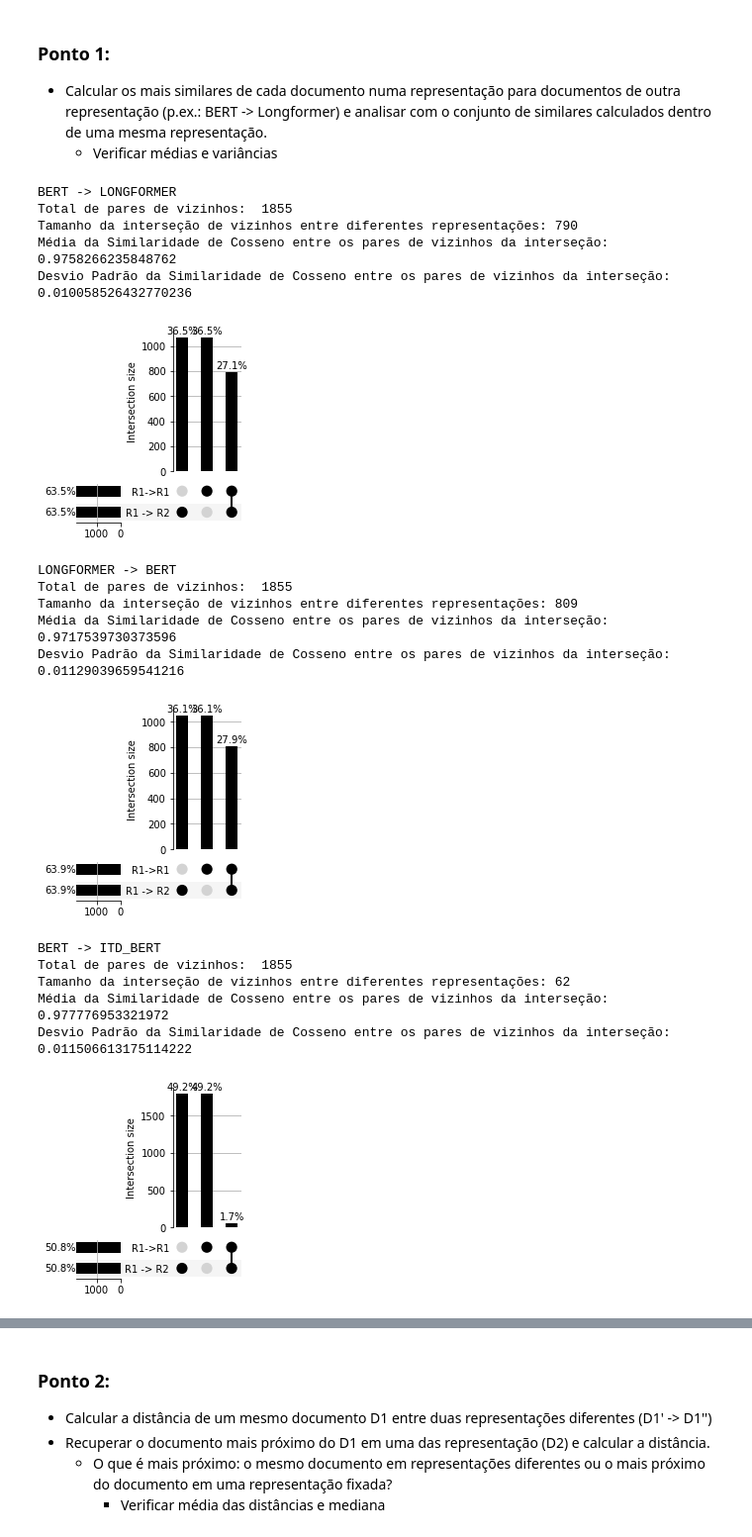
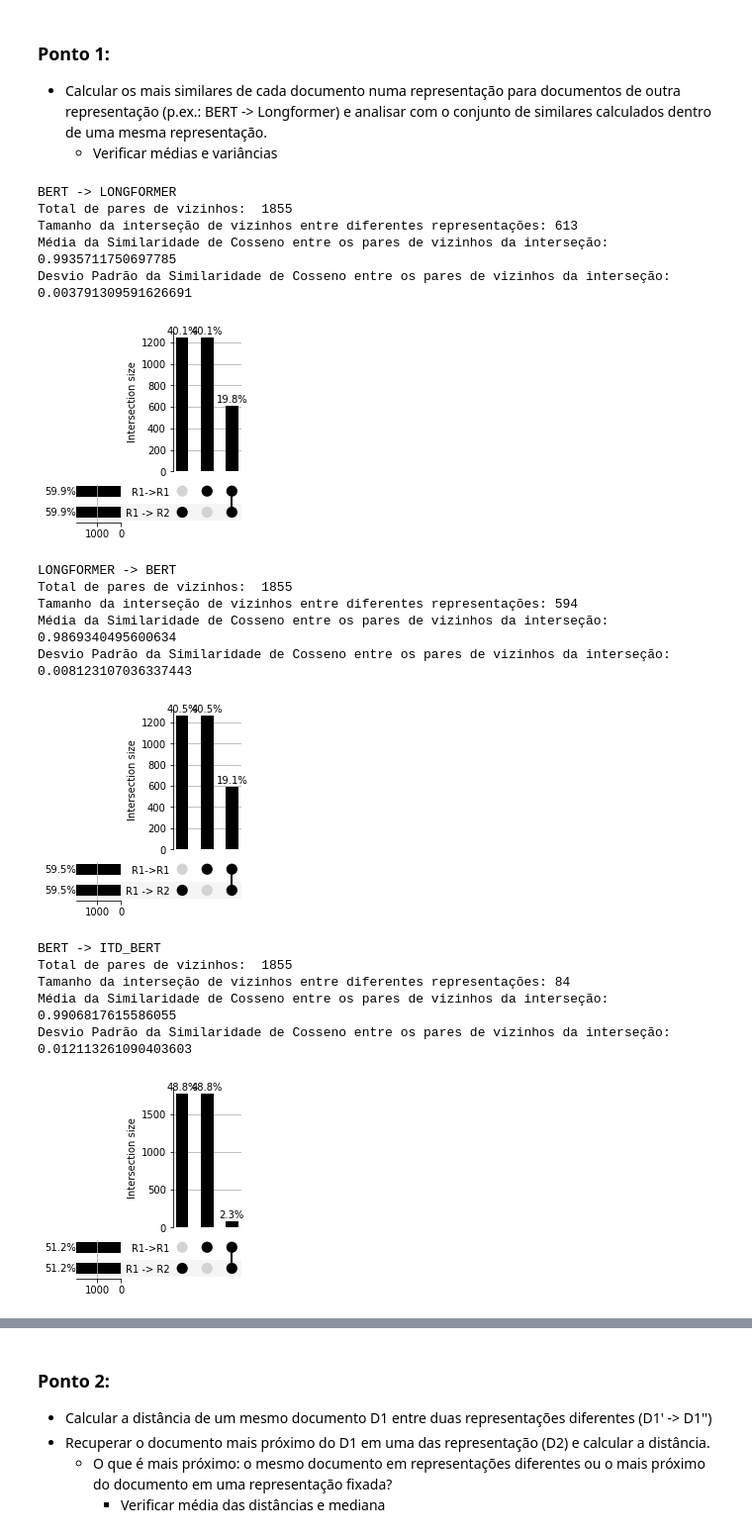
Before and after one commit to danieljunior/techniques_comparision_for_Legal_STS, a Jupyter notebook: notebooks/Presentation.ipynb, the cells around one changed output, grey strips where cells are left out. Shown at 99% size. Saved outputs shown, nothing was run; the diff lists cells and outputs as text; code cells hidden in the pictures.

```diff
--- a/notebooks/Presentation.ipynb
+++ b/notebooks/Presentation.ipynb
@@ -245,7 +265,7 @@ A primeira análise será realizada a partir dos dados do TCU.
 
 <p style='font-size:10px'>¹ Alexander Lex, Nils Gehlenborg, Hendrik Strobelt, Romain Vuillemot, Hanspeter Pfister, UpSet: Visualization of Intersecting Sets, IEEE Transactions on Visualization and Computer Graphics (InfoVis ‘14), vol. 20, no. 12, pp. 1983–1992, 2014. doi: doi.org/10.1109/TVCG.2014.2346248</p>
 # %%
-similarities = pd.read_csv("../results/tcu_similarities.csv", index_col=0)
+similarities = pd.read_csv("../results/tcu/similarities.csv", index_col=0)
 models_dict = {}
 for model_name, model_pairs in similarities.groupby("MODEL_NAME"):
     pairs = []
@@ -321,18 +343,18 @@ from bokeh.palettes import Turbo256
 
 output_notebook()
 
-tcu_data = pd.read_csv('../datasets/jurisprudencias_tcu_final.csv')
+tcu_data = pd.read_csv('../datasets/jurisprudencias_tcu_final_preprocessado.csv', index_col=0)
 juris_enc = tcu_data.ENUNCIADO.astype('category').cat.codes.tolist()
 juris_colors = [Turbo256[i*5] for i in juris_enc]
 
 
-graph_data = [  {'k1': 'tcu_bert.ann', 'l1': 'BERT', 'k2': 'tcu_tfidf.ann', 'l2': 'TFIDF'},
-                {'k1': 'tcu_bert.ann', 'l1': 'BERT', 'k2': 'tcu_word2vec.ann', 'l2': 'word2Vec'},
-                {'k1': 'tcu_bert.ann', 'l1': 'BERT', 'k2': 'tcu_fasttext.ann', 'l2': 'FASTTEXT'},
-                {'k1': 'tcu_bert.ann', 'l1': 'BERT', 'k2': 'tcu_elmo.ann', 'l2': 'ELMO'},
-                {'k1': 'tcu_bert.ann', 'l1': 'BERT', 'k2': 'tcu_itd_bert.ann', 'l2': 'ITD-BERT'},
-                {'k1': 'tcu_bert.ann', 'l1': 'BERT', 'k2': 'tcu_longformer.ann', 'l2': 'LONGFORMER'},
-                {'k1': 'tcu_bert.ann', 'l1': 'BERT', 'k2': 'tcu_sentence_transformer.ann', 'l2': 'SENTENCE TRANSFORMER'},
+graph_data = [  {'k1': 'bert.ann', 'l1': 'BERT', 'k2': 'tfidf.ann', 'l2': 'TFIDF'},
+                {'k1': 'bert.ann', 'l1': 'BERT', 'k2': 'word2vec.ann', 'l2': 'word2Vec'},
+                {'k1': 'bert.ann', 'l1': 'BERT', 'k2': 'fasttext.ann', 'l2': 'FASTTEXT'},
+                {'k1': 'bert.ann', 'l1': 'BERT', 'k2': 'elmo.ann', 'l2': 'ELMO'},
+                {'k1': 'bert.ann', 'l1': 'BERT', 'k2': 'itd_bert.ann', 'l2': 'ITD-BERT'},
+                {'k1': 'bert.ann', 'l1': 'BERT', 'k2': 'longformer.ann', 'l2': 'LONGFORMER'},
+                {'k1': 'bert.ann', 'l1': 'BERT', 'k2': 'sentence_transformer.ann', 'l2': 'SENTENCE TRANSFORMER'},
 
              ]
 
@@ -550,54 +572,54 @@ def from_one_to_another_space_similarities(source_ann, target_ann, nns_in_source
     print()
 # %%
 bert_ann = AnnoyIndex(3072, "angular")
-bert_ann.load("../results/tcu_bert.ann")
+bert_ann.load("../results/tcu/bert.ann")
 
 itd_bert_ann = AnnoyIndex(3072, "angular")
-itd_bert_ann.load("../results/tcu_itd_bert.ann")
+itd_bert_ann.load("../results/tcu/itd_bert.ann")
 
 long_ann = AnnoyIndex(3072, "angular")
-long_ann.load("../results/tcu_longformer.ann")
+long_ann.load("../results/tcu/longformer.ann")
 
 itd_long_ann = AnnoyIndex(3072, "angular")
-itd_long_ann.load("../results/tcu_itd_longformer.ann")
+itd_long_ann.load("../results/tcu/itd_longformer.ann")
 
 in_same_bert = similarities[similarities.MODEL_NAME == 'bert']
 in_same_itd_bert = similarities[similarities.MODEL_NAME == 'itd_bert']
 in_same_longformer = similarities[similarities.MODEL_NAME == 'longformer']
 in_same_itd_longformer = similarities[similarities.MODEL_NAME == 'itd_longformer']
 
 print('BERT -> LONGFORMER')
 from_one_to_another_space_similarities(bert_ann, long_ann, in_same_bert)
 
 print('LONGFORMER -> BERT')
 from_one_to_another_space_similarities(long_ann, bert_ann, in_same_longformer)
 
 print('BERT -> ITD_BERT')
 from_one_to_another_space_similarities(bert_ann, itd_bert_ann, in_same_bert)
 
 print('LONGFORMER -> ITD_LONGFORMER')
 from_one_to_another_space_similarities(long_ann, itd_long_ann, in_same_longformer)
 
 print('ITD_LONGFORMER -> LONGFORMER')
 from_one_to_another_space_similarities(itd_long_ann, long_ann, in_same_itd_longformer)
 # %% [output]
 BERT -> LONGFORMER
 Total de pares de vizinhos:  1855
-Tamanho da interseção de vizinhos entre diferentes representações: 790
-Média da Similaridade de Cosseno entre os pares de vizinhos da interseção:  0.9758266235848762
-Desvio Padrão da Similaridade de Cosseno entre os pares de vizinhos da interseção:  0.010058526432770236
+Tamanho da interseção de vizinhos entre diferentes representações: 613
+Média da Similaridade de Cosseno entre os pares de vizinhos da interseção:  0.9935711750697785
+Desvio Padrão da Similaridade de Cosseno entre os pares de vizinhos da interseção:  0.003791309591626691
-[figure, old version]
+[figure, new version]
 LONGFORMER -> BERT
 Total de pares de vizinhos:  1855
-Tamanho da interseção de vizinhos entre diferentes representações: 809
-Média da Similaridade de Cosseno entre os pares de vizinhos da interseção:  0.9717539730373596
-Desvio Padrão da Similaridade de Cosseno entre os pares de vizinhos da interseção:  0.01129039659541216
+Tamanho da interseção de vizinhos entre diferentes representações: 594
+Média da Similaridade de Cosseno entre os pares de vizinhos da interseção:  0.9869340495600634
+Desvio Padrão da Similaridade de Cosseno entre os pares de vizinhos da interseção:  0.008123107036337443
-[figure, old version]
+[figure, new version]
 BERT -> ITD_BERT
 Total de pares de vizinhos:  1855
-Tamanho da interseção de vizinhos entre diferentes representações: 62
-Média da Similaridade de Cosseno entre os pares de vizinhos da interseção:  0.977776953321972
-Desvio Padrão da Similaridade de Cosseno entre os pares de vizinhos da interseção:  0.011506613175114222
+Tamanho da interseção de vizinhos entre diferentes representações: 84
+Média da Similaridade de Cosseno entre os pares de vizinhos da interseção:  0.9906817615586055
+Desvio Padrão da Similaridade de Cosseno entre os pares de vizinhos da interseção:  0.012113261090403603
-[figure, old version]
+[figure, new version]
 LONGFORMER -> ITD_LONGFORMER
 Total de pares de vizinhos:  1855
```
Also changed, not shown: parts of 9 cells of this notebook, 17 other files.
